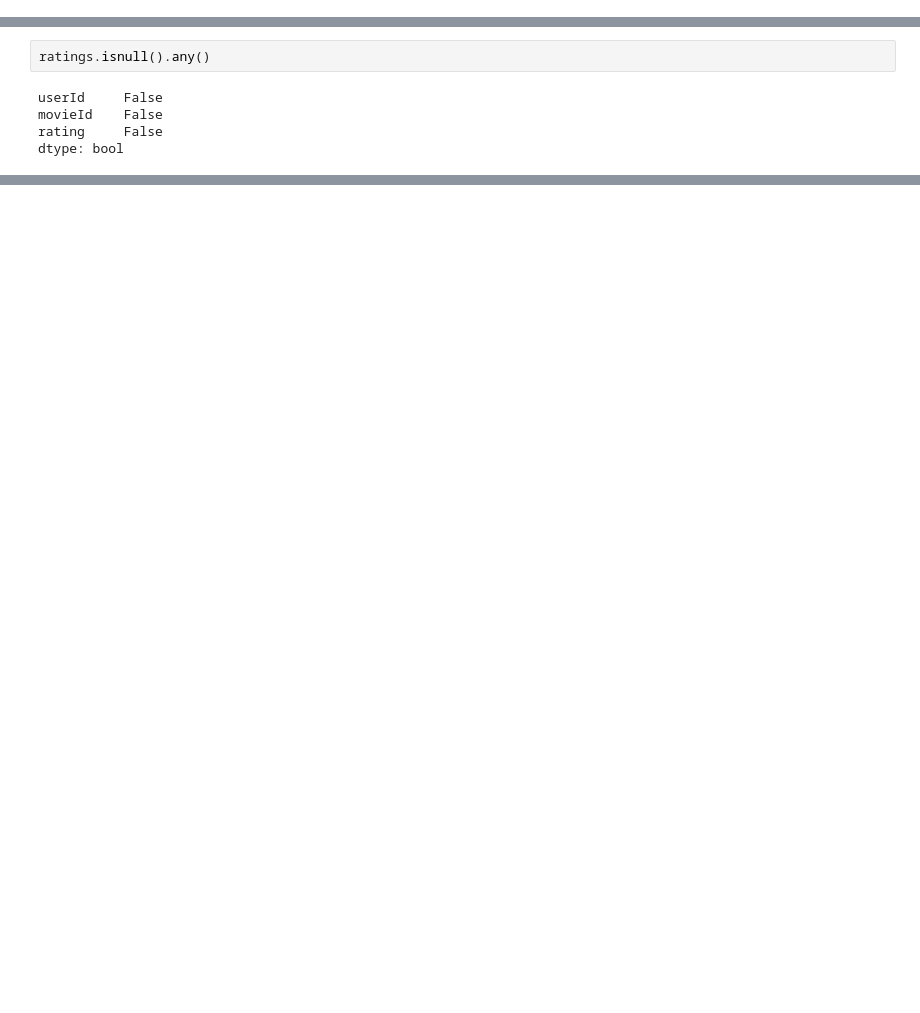
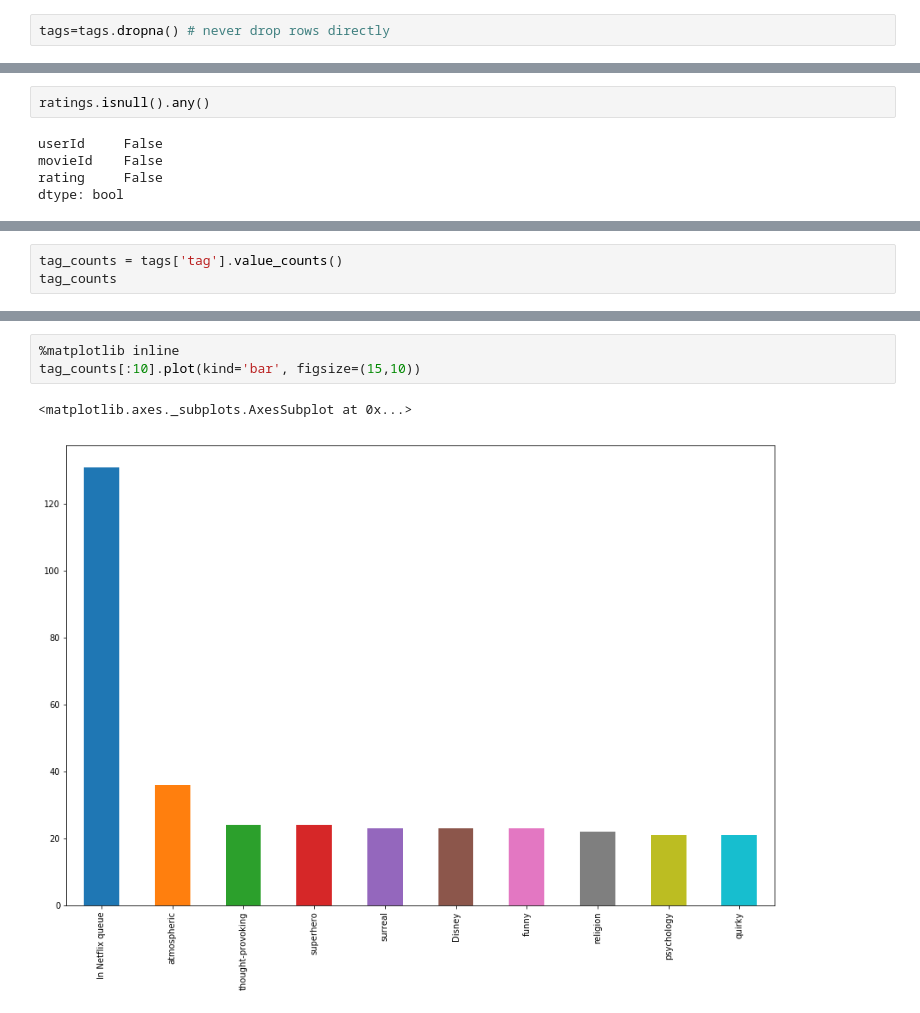
Before and after one commit to anmoledewan/PythonCodes, a Jupyter notebook: Python/Henry Harvin/Pandas Library.ipynb, the cells around one changed output, grey strips where cells are left out. Cells and saved outputs as stored; diff of their text form; blank space fills up the shorter version.

```diff
--- a/Python/Henry Harvin/Pandas Library.ipynb
+++ b/Python/Henry Harvin/Pandas Library.ipynb
@@ -517,0 +522,2 @@ dtype: bool
+# %%
+tags=tags.dropna() # never drop rows directly
@@ -524,0 +600,3 @@ dtype: bool
+# %%
+tag_counts = tags['tag'].value_counts()
+tag_counts
@@ -524,0 +621,6 @@ dtype: bool
+# %%
+%matplotlib inline
+tag_counts[:10].plot(kind='bar', figsize=(15,10))
+# %% [output]
+<matplotlib.axes._subplots.AxesSubplot at 0x...>
+[figure, added]
```
Also changed, not shown: parts of 17 cells of this notebook.
